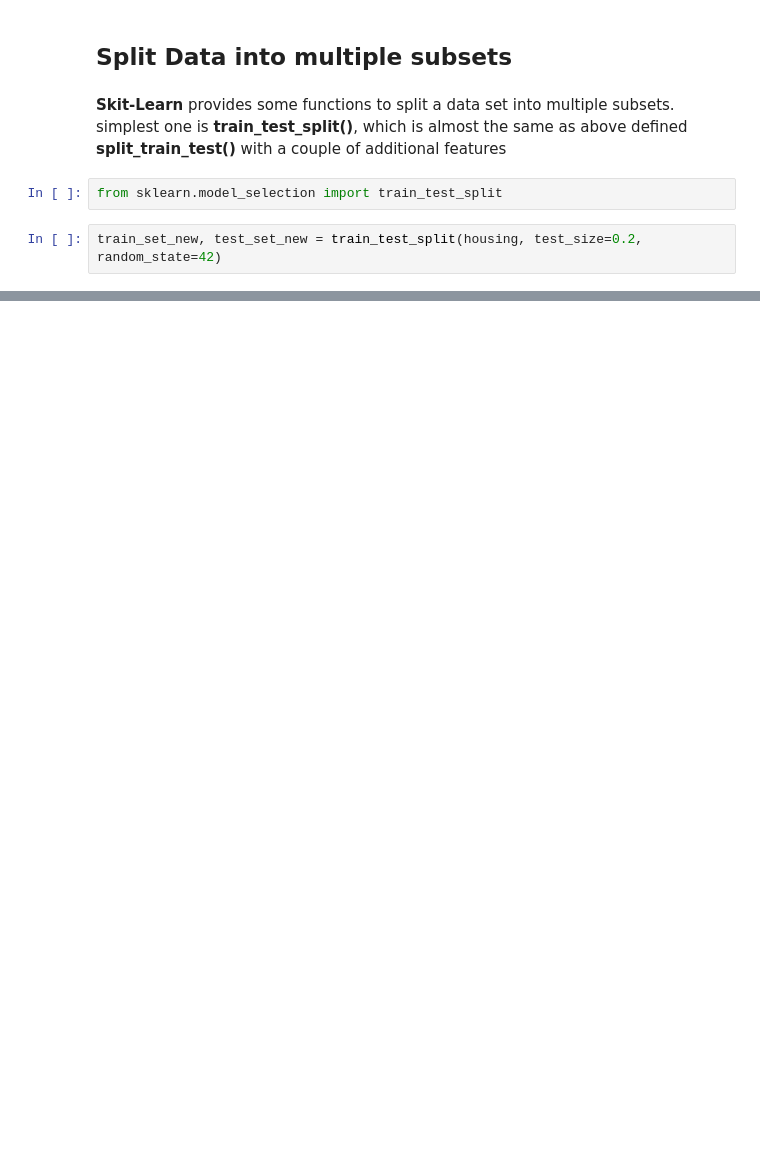
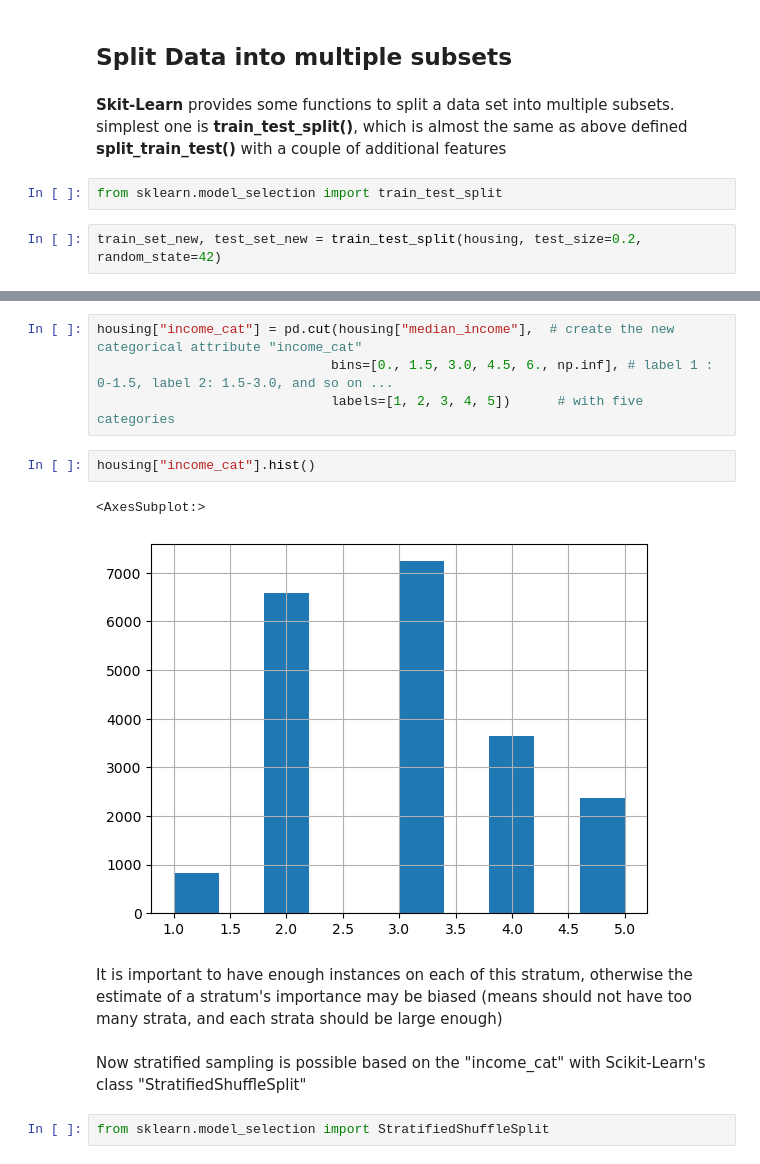
Before and after one commit to thisalmadu/ML-Project, a Jupyter notebook: Cal_data_set_analysis.ipynb, the cells around one changed output, grey strips where cells are left out. Saved outputs shown, nothing was run; the diff lists cells and outputs as text; blank space fills up the shorter version.

```diff
--- a/Cal_data_set_analysis.ipynb
+++ b/Cal_data_set_analysis.ipynb
@@ -189,0 +192,15 @@ train_set_new.head()
+# %%
+housing["income_cat"] = pd.cut(housing["median_income"],  # create the new categorical attribute "income_cat"
+                              bins=[0., 1.5, 3.0, 4.5, 6., np.inf], # label 1 : 0-1.5, label 2: 1.5-3.0, and so on ...
+                              labels=[1, 2, 3, 4, 5])      # with five categories
+# %%
+housing["income_cat"].hist()
+# %% [output]
+<AxesSubplot:>
+[figure, added]
+# %% [markdown]
+It is important to have enough instances on each of this stratum, otherwise the estimate of a stratum's importance may be biased (means should not have too many strata, and each strata should be large enough)
+# %% [markdown]
+Now stratified sampling is possible based on the "income_cat" with Scikit-Learn's class "StratifiedShuffleSplit"
+# %%
+from sklearn.model_selection import StratifiedShuffleSplit
```
Also changed, not shown: parts of 17 cells of this notebook.
